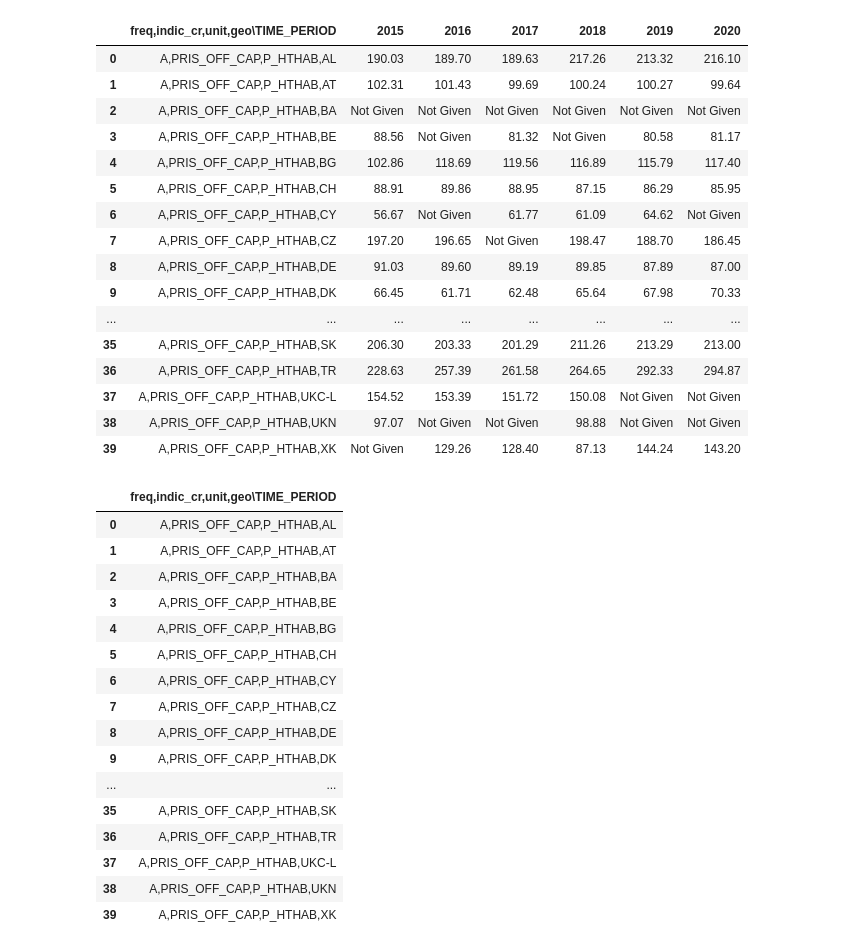
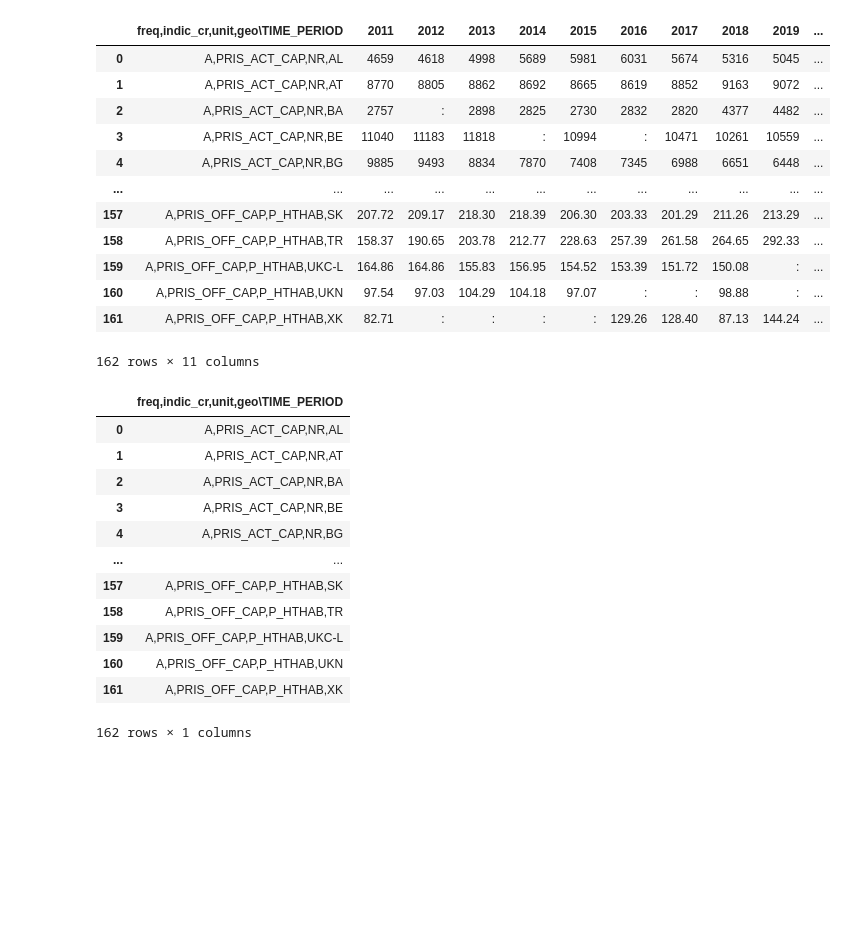
Before and after one commit to Prisoner-s-Dilemma/OpenAccess-DigitalEthics-ProjectMaterial, a Jupyter notebook: processed_data/D3 - clean.ipynb, the cells around one changed output. Cells and saved outputs as stored; diff of their text form; code cells hidden in the pictures; blank space fills up the shorter version.

```diff
--- a/processed_data/D3 - clean.ipynb
+++ b/processed_data/D3 - clean.ipynb
@@ -1,47 +1,39 @@
 # %%
 import pandas as pd
 
-df = pd.read_table(r'C:\Users\Francesca\Desktop\D3 - persons held (cleaned and dropped).tsv', sep='\t', header=0)
+df = pd.read_table('D3.tsv', sep='\t', header=0)
 df
 # %% [output]
-|  | freq,indic_cr,unit,geo\TIME_PERIOD | 2015 | 2016 | 2017 | 2018 | 2019 | 2020 |
-| 0 | A,PRIS_OFF_CAP,P_HTHAB,AL | 190.03 | 189.70 | 189.63 | 217.26 | 213.32 | 216.10 |
-| 1 | A,PRIS_OFF_CAP,P_HTHAB,AT | 102.31 | 101.43 | 99.69 | 100.24 | 100.27 | 99.64 |
-| 2 | A,PRIS_OFF_CAP,P_HTHAB,BA | Not Given | Not Given | Not Given | Not Given | Not Given | Not Given |
-| 3 | A,PRIS_OFF_CAP,P_HTHAB,BE | 88.56 | Not Given | 81.32 | Not Given | 80.58 | 81.17 |
-| 4 | A,PRIS_OFF_CAP,P_HTHAB,BG | 102.86 | 118.69 | 119.56 | 116.89 | 115.79 | 117.40 |
-| 5 | A,PRIS_OFF_CAP,P_HTHAB,CH | 88.91 | 89.86 | 88.95 | 87.15 | 86.29 | 85.95 |
-| 6 | A,PRIS_OFF_CAP,P_HTHAB,CY | 56.67 | Not Given | 61.77 | 61.09 | 64.62 | Not Given |
-| 7 | A,PRIS_OFF_CAP,P_HTHAB,CZ | 197.20 | 196.65 | Not Given | 198.47 | 188.70 | 186.45 |
-| 8 | A,PRIS_OFF_CAP,P_HTHAB,DE | 91.03 | 89.60 | 89.19 | 89.85 | 87.89 | 87.00 |
-| 9 | A,PRIS_OFF_CAP,P_HTHAB,DK | 66.45 | 61.71 | 62.48 | 65.64 | 67.98 | 70.33 |
-| ... | ... | ... | ... | ... | ... | ... | ... |
-| 35 | A,PRIS_OFF_CAP,P_HTHAB,SK | 206.30 | 203.33 | 201.29 | 211.26 | 213.29 | 213.00 |
-| 36 | A,PRIS_OFF_CAP,P_HTHAB,TR | 228.63 | 257.39 | 261.58 | 264.65 | 292.33 | 294.87 |
-| 37 | A,PRIS_OFF_CAP,P_HTHAB,UKC-L | 154.52 | 153.39 | 151.72 | 150.08 | Not Given | Not Given |
-| 38 | A,PRIS_OFF_CAP,P_HTHAB,UKN | 97.07 | Not Given | Not Given | 98.88 | Not Given | Not Given |
-| 39 | A,PRIS_OFF_CAP,P_HTHAB,XK | Not Given | 129.26 | 128.40 | 87.13 | 144.24 | 143.20 |
+|  | freq,indic_cr,unit,geo\TIME_PERIOD | 2011 | 2012 | 2013 | 2014 | 2015 | 2016 | 2017 | 2018 | 2019 | ... |
+| 0 | A,PRIS_ACT_CAP,NR,AL | 4659 | 4618 | 4998 | 5689 | 5981 | 6031 | 5674 | 5316 | 5045 | ... |
+| 1 | A,PRIS_ACT_CAP,NR,AT | 8770 | 8805 | 8862 | 8692 | 8665 | 8619 | 8852 | 9163 | 9072 | ... |
+| 2 | A,PRIS_ACT_CAP,NR,BA | 2757 | : | 2898 | 2825 | 2730 | 2832 | 2820 | 4377 | 4482 | ... |
+| 3 | A,PRIS_ACT_CAP,NR,BE | 11040 | 11183 | 11818 | : | 10994 | : | 10471 | 10261 | 10559 | ... |
+| 4 | A,PRIS_ACT_CAP,NR,BG | 9885 | 9493 | 8834 | 7870 | 7408 | 7345 | 6988 | 6651 | 6448 | ... |
+| ... | ... | ... | ... | ... | ... | ... | ... | ... | ... | ... | ... |
+| 157 | A,PRIS_OFF_CAP,P_HTHAB,SK | 207.72 | 209.17 | 218.30 | 218.39 | 206.30 | 203.33 | 201.29 | 211.26 | 213.29 | ... |
+| 158 | A,PRIS_OFF_CAP,P_HTHAB,TR | 158.37 | 190.65 | 203.78 | 212.77 | 228.63 | 257.39 | 261.58 | 264.65 | 292.33 | ... |
+| 159 | A,PRIS_OFF_CAP,P_HTHAB,UKC-L | 164.86 | 164.86 | 155.83 | 156.95 | 154.52 | 153.39 | 151.72 | 150.08 | : | ... |
+| 160 | A,PRIS_OFF_CAP,P_HTHAB,UKN | 97.54 | 97.03 | 104.29 | 104.18 | 97.07 | : | : | 98.88 | : | ... |
+| 161 | A,PRIS_OFF_CAP,P_HTHAB,XK | 82.71 | : | : | : | : | 129.26 | 128.40 | 87.13 | 144.24 | ... |
+162 rows × 11 columns
 # %%
 to_sep = pd.DataFrame(df.iloc[:,0])
 to_sep
 # %% [output]
 |  | freq,indic_cr,unit,geo\TIME_PERIOD |
-| 0 | A,PRIS_OFF_CAP,P_HTHAB,AL |
-| 1 | A,PRIS_OFF_CAP,P_HTHAB,AT |
-| 2 | A,PRIS_OFF_CAP,P_HTHAB,BA |
-| 3 | A,PRIS_OFF_CAP,P_HTHAB,BE |
-| 4 | A,PRIS_OFF_CAP,P_HTHAB,BG |
-| 5 | A,PRIS_OFF_CAP,P_HTHAB,CH |
-| 6 | A,PRIS_OFF_CAP,P_HTHAB,CY |
-| 7 | A,PRIS_OFF_CAP,P_HTHAB,CZ |
-| 8 | A,PRIS_OFF_CAP,P_HTHAB,DE |
-| 9 | A,PRIS_OFF_CAP,P_HTHAB,DK |
+| 0 | A,PRIS_ACT_CAP,NR,AL |
+| 1 | A,PRIS_ACT_CAP,NR,AT |
+| 2 | A,PRIS_ACT_CAP,NR,BA |
+| 3 | A,PRIS_ACT_CAP,NR,BE |
+| 4 | A,PRIS_ACT_CAP,NR,BG |
 | ... | ... |
-| 35 | A,PRIS_OFF_CAP,P_HTHAB,SK |
-| 36 | A,PRIS_OFF_CAP,P_HTHAB,TR |
-| 37 | A,PRIS_OFF_CAP,P_HTHAB,UKC-L |
-| 38 | A,PRIS_OFF_CAP,P_HTHAB,UKN |
-| 39 | A,PRIS_OFF_CAP,P_HTHAB,XK |
+| 157 | A,PRIS_OFF_CAP,P_HTHAB,SK |
+| 158 | A,PRIS_OFF_CAP,P_HTHAB,TR |
+| 159 | A,PRIS_OFF_CAP,P_HTHAB,UKC-L |
+| 160 | A,PRIS_OFF_CAP,P_HTHAB,UKN |
+| 161 | A,PRIS_OFF_CAP,P_HTHAB,XK |
+162 rows × 1 columns
 # %%
 to_sep[['freq','indic_cr','unit','geo']] = to_sep["freq,indic_cr,unit,geo\TIME_PERIOD"].str.split(",", expand = True)
 to_sep
```
Also changed, not shown: parts of 5 cells of this notebook.
